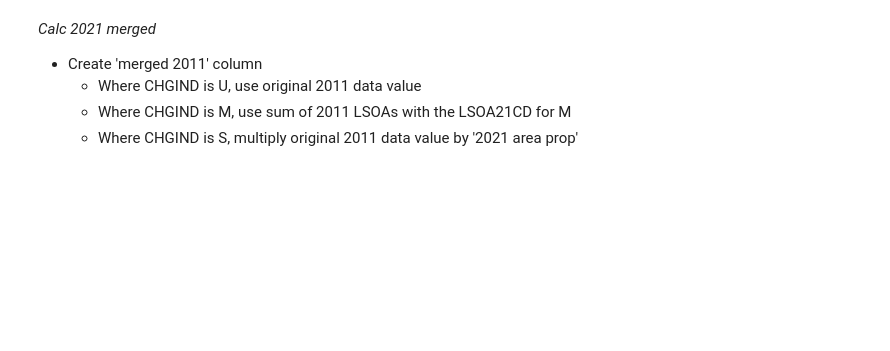
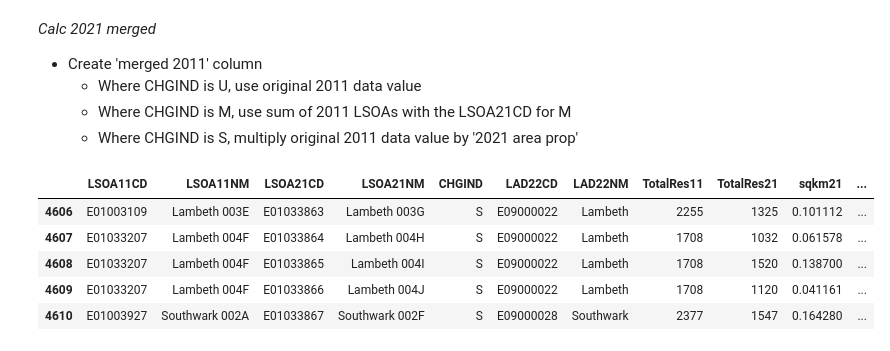
Before and after one commit to jamesdamillington/london-data, a Jupyter notebook: code/london-merge-census-geographies.ipynb, the cells around one changed output. Drawn from its saved outputs; the diff is of its cells as text; code cells hidden in the pictures; blank space fills up the shorter version.

Commit message:
finalising method for merging 21-11 bestfit

```diff
--- a/code/london-merge-census-geographies.ipynb
+++ b/code/london-merge-census-geographies.ipynb
@@ -233,3 +260,16 @@ merge_bestfit.to_csv(census_opath / "merge_bestfit.csv")
     - Where CHGIND is U, use original 2011 data value
     - Where CHGIND is M, use sum of 2011 LSOAs with the LSOA21CD for M
     - Where CHGIND is S, multiply original 2011 data value by '2021 area prop'
+# %%
+merge_bestfit['TotalRes11_21c'] = round(merge_bestfit['TotalRes11'] * merge_bestfit['prop21'])
+# %%
+merge_bestfit.loc[merge_bestfit['CHGIND']=='M','TotalRes11_21c'] = merge_bestfit[merge_bestfit['CHGIND']=='M'].groupby('LSOA21CD')['TotalRes11'].transform('sum')
+# %%
+merge_bestfit[merge_bestfit['CHGIND']=='S'].head()
+# %% [output]
+|  | LSOA11CD | LSOA11NM | LSOA21CD | LSOA21NM | CHGIND | LAD22CD | LAD22NM | TotalRes11 | TotalRes21 | sqkm21 | ... |
+| 4606 | E01003109 | Lambeth 003E | E01033863 | Lambeth 003G | S | E09000022 | Lambeth | 2255 | 1325 | 0.101112 | ... |
+| 4607 | E01033207 | Lambeth 004F | E01033864 | Lambeth 004H | S | E09000022 | Lambeth | 1708 | 1032 | 0.061578 | ... |
+| 4608 | E01033207 | Lambeth 004F | E01033865 | Lambeth 004I | S | E09000022 | Lambeth | 1708 | 1520 | 0.138700 | ... |
+| 4609 | E01033207 | Lambeth 004F | E01033866 | Lambeth 004J | S | E09000022 | Lambeth | 1708 | 1120 | 0.041161 | ... |
+| 4610 | E01003927 | Southwark 002A | E01033867 | Southwark 002F | S | E09000028 | Southwark | 2377 | 1547 | 0.164280 | ... |
```
Also changed, not shown: parts of 9 cells of this notebook, 1 other file.
